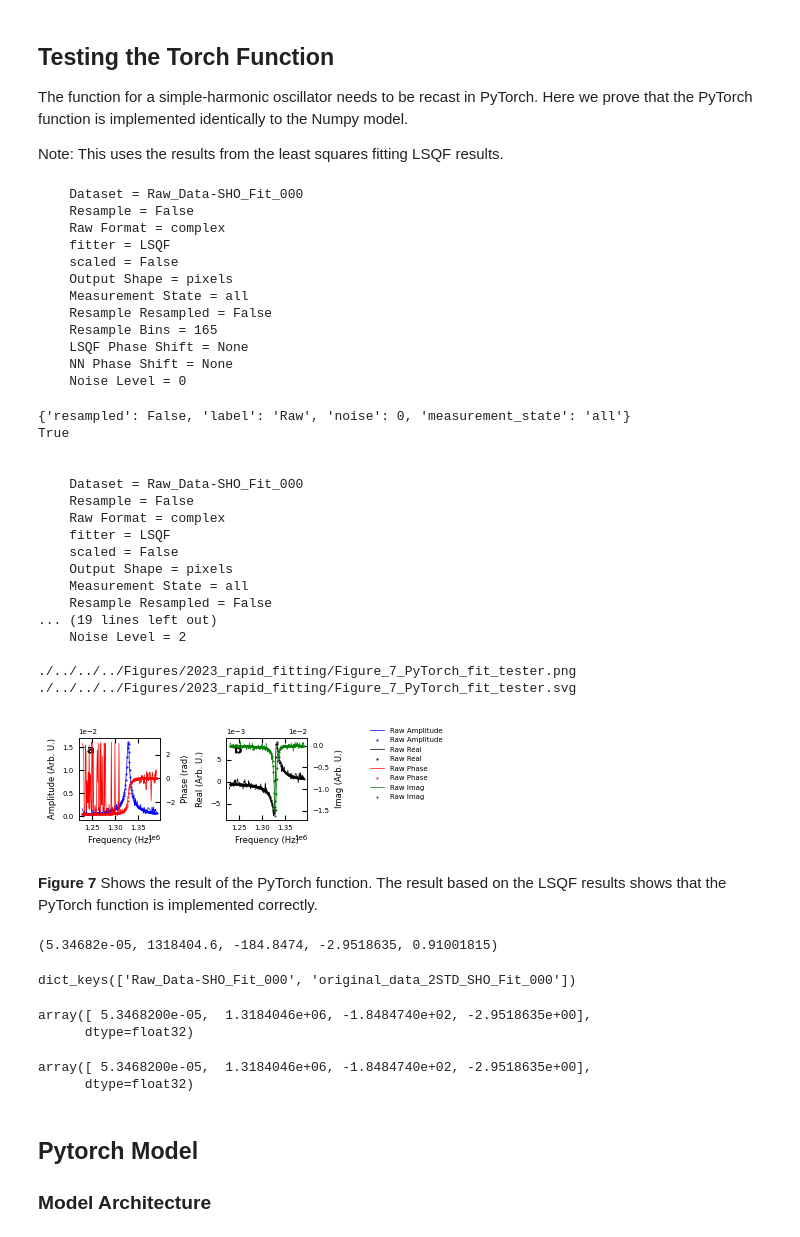
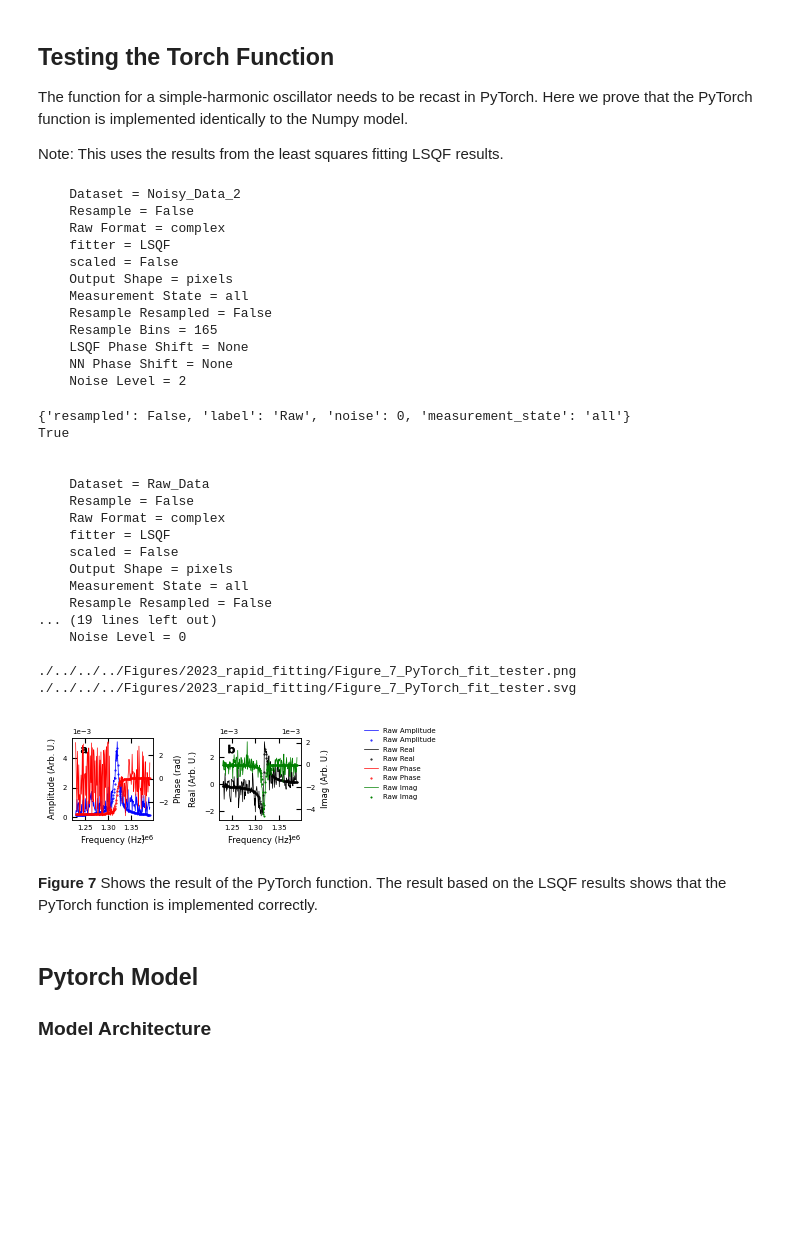
Before and after one commit to m3-learning/m3_learning, a Jupyter notebook: m3_learning/papers/2023_Rapid_Fitting/3_Pytorch_SHO_Fitter.ipynb, the cells around one changed output. Drawn from its saved outputs; the diff is of its cells as text; code cells hidden in the pictures; blank space fills up the shorter version.

```diff
--- a/m3_learning/papers/2023_Rapid_Fitting/3_Pytorch_SHO_Fitter.ipynb
+++ b/m3_learning/papers/2023_Rapid_Fitting/3_Pytorch_SHO_Fitter.ipynb
@@ -67,14 +67,14 @@ tensorflow seed was set to 42
 ## Loads Data
 # %%
 # Specify the filename and the path to save the file
-filename = "data_raw copy.h5"
+filename = "data_raw_SHO.h5"
 save_path = "./../../../Data/2023_rapid_fitting"
 
 
 data_path = save_path + "/" + filename
 
 # instantiate the dataset object
-dataset = BE_Dataset(data_path, resample_bins=80, SHO_fit_func_NN=SHO_fit_func_nn)
+dataset = BE_Dataset(data_path, resample_bins=None, SHO_fit_func_NN=SHO_fit_func_nn)
 
 # print the contents of the file
 dataset.print_be_tree()
@@ -107,7 +107,7 @@ BE_viz = Viz(dataset, printing, verbose=True)
 # %%
 dataset.extraction_state
 # %% [output]
-    Dataset = Raw_Data-SHO_Fit_000
+    Dataset = Noisy_Data_2
     Resample = False
     Raw Format = complex
     fitter = LSQF
@@ -118,34 +118,34 @@ dataset.extraction_state
     Resample Bins = 165
     LSQF Phase Shift = None
     NN Phase Shift = None
-    Noise Level = 0
+    Noise Level = 2
 # %%
 true = {"resampled": False,
         "label": "Raw",
         "noise": 0,
         "measurement_state": "all"}
 
-predicted = {"fitter": "LSQF", "resampled": False, "label": "Raw", "scaled": False, "noise" : 2}
+predicted = {"fitter": "LSQF", "resampled": False, "label": "Raw", "scaled": False, "noise" : 0}
 
 BE_viz.fit_tester(true, predicted, filename="Figure_7_PyTorch_fit_tester")
 # %% [output]
 {'resampled': False, 'label': 'Raw', 'noise': 0, 'measurement_state': 'all'}
 True
 
 
-    Dataset = Raw_Data-SHO_Fit_000
+    Dataset = Raw_Data
     Resample = False
     Raw Format = complex
     fitter = LSQF
     scaled = False
     Output Shape = pixels
     Measurement State = all
     Resample Resampled = False
 ... (19 lines left out)
-    Noise Level = 2
+    Noise Level = 0
 
 ./../../../Figures/2023_rapid_fitting/Figure_7_PyTorch_fit_tester.png
 ./../../../Figures/2023_rapid_fitting/Figure_7_PyTorch_fit_tester.svg
-[figure, old version]
+[figure, new version]
 # %% [markdown]
 **Figure 7** Shows the result of the PyTorch function. The result based on the LSQF results shows that the PyTorch function is implemented correctly.
@@ -157,21 +152,3 @@ with h5py.File(dataset.file, "r+") as h5_f:
-# %%
-data[200,200]
-# %% [output]
-(5.34682e-05, 1318404.6, -184.8474, -2.9518635, 0.91001815)
-# %%
-dataset.SHO_LSQF_data.keys()
-# %% [output]
-dict_keys(['Raw_Data-SHO_Fit_000', 'original_data_2STD_SHO_Fit_000'])
-# %%
-dataset.SHO_LSQF_data['original_data_2STD_SHO_Fit_000'][200,200]
-# %% [output]
-array([ 5.3468200e-05,  1.3184046e+06, -1.8484740e+02, -2.9518635e+00],
-      dtype=float32)
-# %%
-dataset.SHO_LSQF_data['Raw_Data-SHO_Fit_000'][200,200]
-# %% [output]
-array([ 5.3468200e-05,  1.3184046e+06, -1.8484740e+02, -2.9518635e+00],
-      dtype=float32)
 # %% [markdown]
 ## Pytorch Model
 
```
Also changed, not shown: parts of 6 cells of this notebook, 3 other files.
